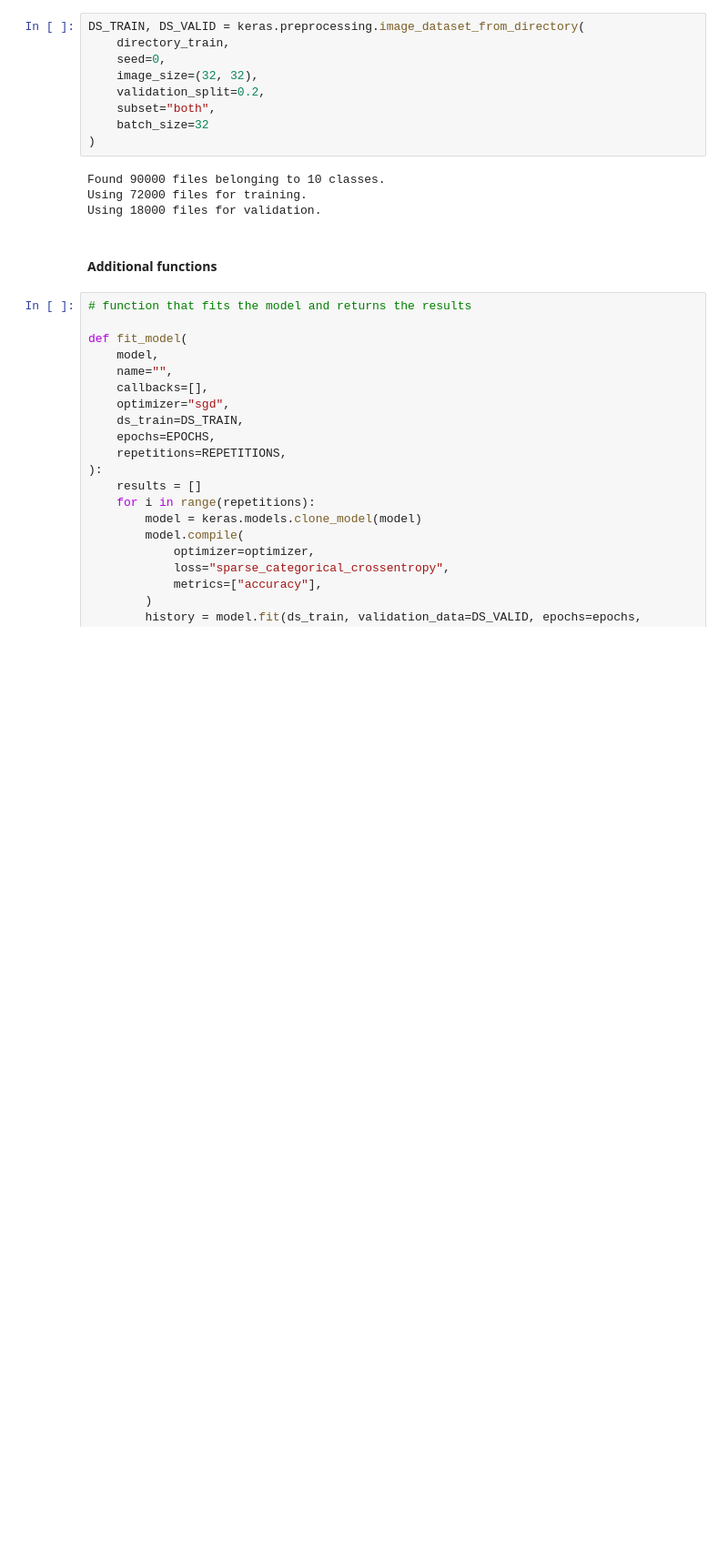
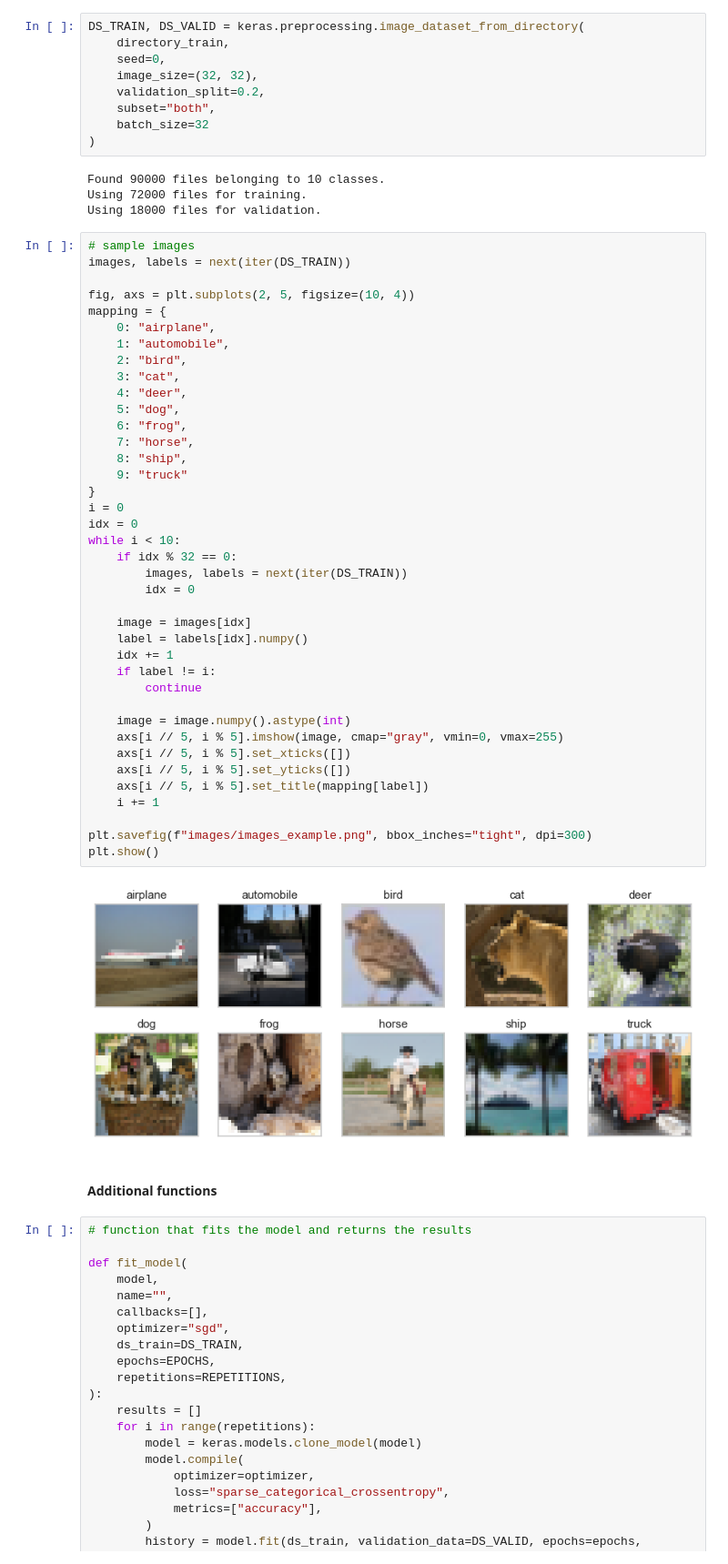
Before and after one commit to zakrzewow/DeepLearning2024, a Jupyter notebook: project1/experiments.ipynb, the cells around one changed output. Shown at 91% size. Cells and saved outputs as stored; diff of their text form; blank space fills up the shorter version.

Commit message:
project1 examples

```diff
--- a/project1/experiments.ipynb
+++ b/project1/experiments.ipynb
@@ -41,6 +41,47 @@ DS_TRAIN, DS_VALID = keras.preprocessing.image_dataset_from_directory(
 Found 90000 files belonging to 10 classes.
 Using 72000 files for training.
 Using 18000 files for validation.
+# %%
+# sample images
+images, labels = next(iter(DS_TRAIN))
+
+fig, axs = plt.subplots(2, 5, figsize=(10, 4))
+mapping = {
+    0: "airplane",
+    1: "automobile",
+    2: "bird",
+    3: "cat",
+    4: "deer",
+    5: "dog",
+    6: "frog",
+    7: "horse",
+    8: "ship",
+    9: "truck"
+}
+i = 0
+idx = 0
+while i < 10:
+    if idx % 32 == 0:
+        images, labels = next(iter(DS_TRAIN))
+        idx = 0
+
+    image = images[idx]
+    label = labels[idx].numpy()
+    idx += 1
+    if label != i:
+        continue
+
+    image = image.numpy().astype(int)
+    axs[i // 5, i % 5].imshow(image, cmap="gray", vmin=0, vmax=255)
+    axs[i // 5, i % 5].set_xticks([])
+    axs[i // 5, i % 5].set_yticks([])
+    axs[i // 5, i % 5].set_title(mapping[label])
+    i += 1
+
+plt.savefig(f"images/images_example.png", bbox_inches="tight", dpi=300)
+plt.show()
+# %% [output]
+[figure, added]
 # %% [markdown]
 #### Additional functions
 # %%
```
Also changed, not shown: parts of 2 cells of this notebook, 2 other files.
